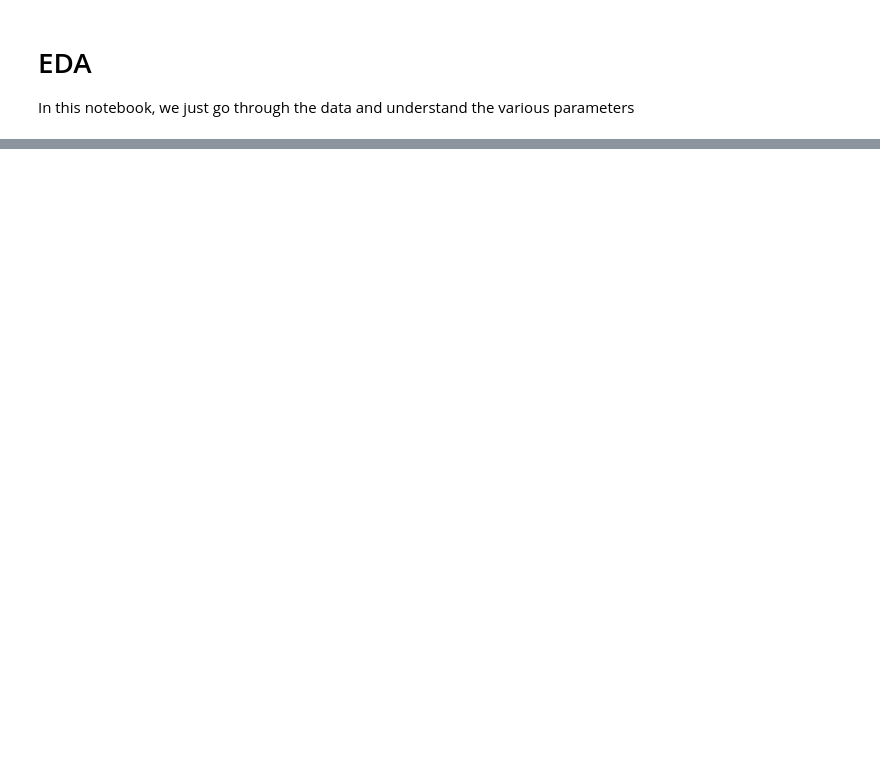
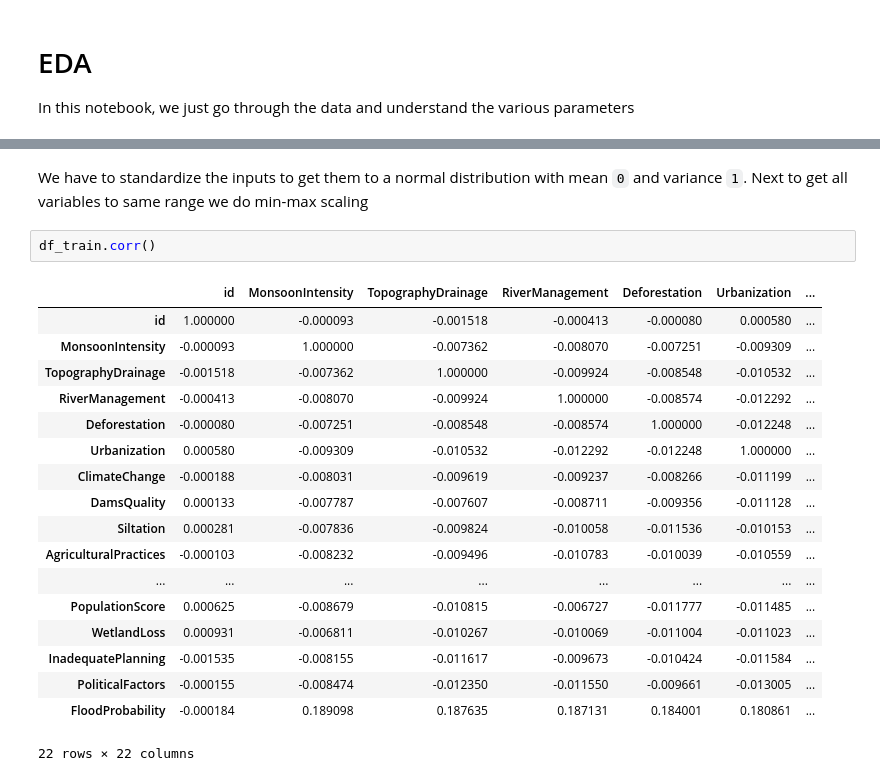
Before and after one commit to ASudu/Flood_prediction_kaggle, a Jupyter notebook: EDA.ipynb, the cells around one changed output, grey strips where cells are left out. Drawn from its saved outputs; the diff is of its cells as text; blank space fills up the shorter version.

```diff
--- a/EDA.ipynb
+++ b/EDA.ipynb
@@ -28,0 +55,23 @@ array([ 5,  6,  3,  8,  4,  7,  9,  2, 10,  1,  0, 11, 12, 13, 15, 14, 16],
+# %% [markdown]
+We have to standardize the inputs to get them to a normal distribution with mean `0` and variance `1`. Next to get all variables to same range we do min-max scaling
+# %%
+df_train.corr()
+# %% [output]
+|  | id | MonsoonIntensity | TopographyDrainage | RiverManagement | Deforestation | Urbanization | ... |
+| id | 1.000000 | -0.000093 | -0.001518 | -0.000413 | -0.000080 | 0.000580 | ... |
+| MonsoonIntensity | -0.000093 | 1.000000 | -0.007362 | -0.008070 | -0.007251 | -0.009309 | ... |
+| TopographyDrainage | -0.001518 | -0.007362 | 1.000000 | -0.009924 | -0.008548 | -0.010532 | ... |
+| RiverManagement | -0.000413 | -0.008070 | -0.009924 | 1.000000 | -0.008574 | -0.012292 | ... |
+| Deforestation | -0.000080 | -0.007251 | -0.008548 | -0.008574 | 1.000000 | -0.012248 | ... |
+| Urbanization | 0.000580 | -0.009309 | -0.010532 | -0.012292 | -0.012248 | 1.000000 | ... |
+| ClimateChange | -0.000188 | -0.008031 | -0.009619 | -0.009237 | -0.008266 | -0.011199 | ... |
+| DamsQuality | 0.000133 | -0.007787 | -0.007607 | -0.008711 | -0.009356 | -0.011128 | ... |
+| Siltation | 0.000281 | -0.007836 | -0.009824 | -0.010058 | -0.011536 | -0.010153 | ... |
+| AgriculturalPractices | -0.000103 | -0.008232 | -0.009496 | -0.010783 | -0.010039 | -0.010559 | ... |
+| ... | ... | ... | ... | ... | ... | ... | ... |
+| PopulationScore | 0.000625 | -0.008679 | -0.010815 | -0.006727 | -0.011777 | -0.011485 | ... |
+| WetlandLoss | 0.000931 | -0.006811 | -0.010267 | -0.010069 | -0.011004 | -0.011023 | ... |
+| InadequatePlanning | -0.001535 | -0.008155 | -0.011617 | -0.009673 | -0.010424 | -0.011584 | ... |
+| PoliticalFactors | -0.000155 | -0.008474 | -0.012350 | -0.011550 | -0.009661 | -0.013005 | ... |
+| FloodProbability | -0.000184 | 0.189098 | 0.187635 | 0.187131 | 0.184001 | 0.180861 | ... |
+22 rows × 22 columns
```
Also changed, not shown: parts of 6 cells of this notebook.
